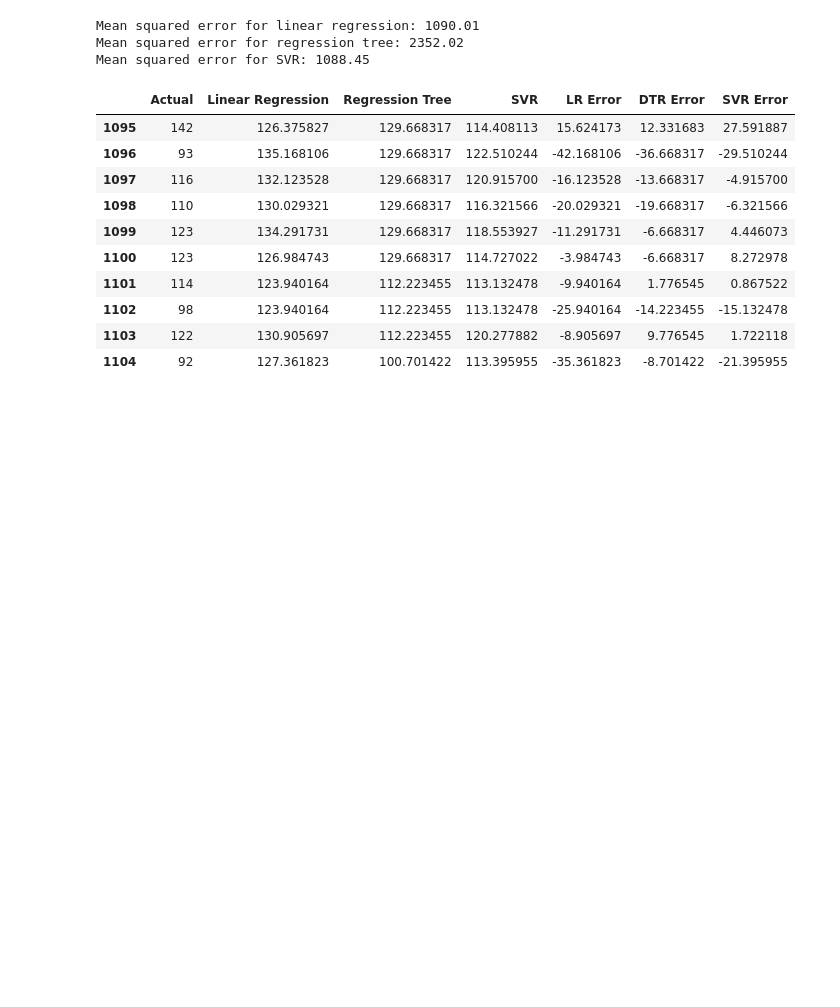
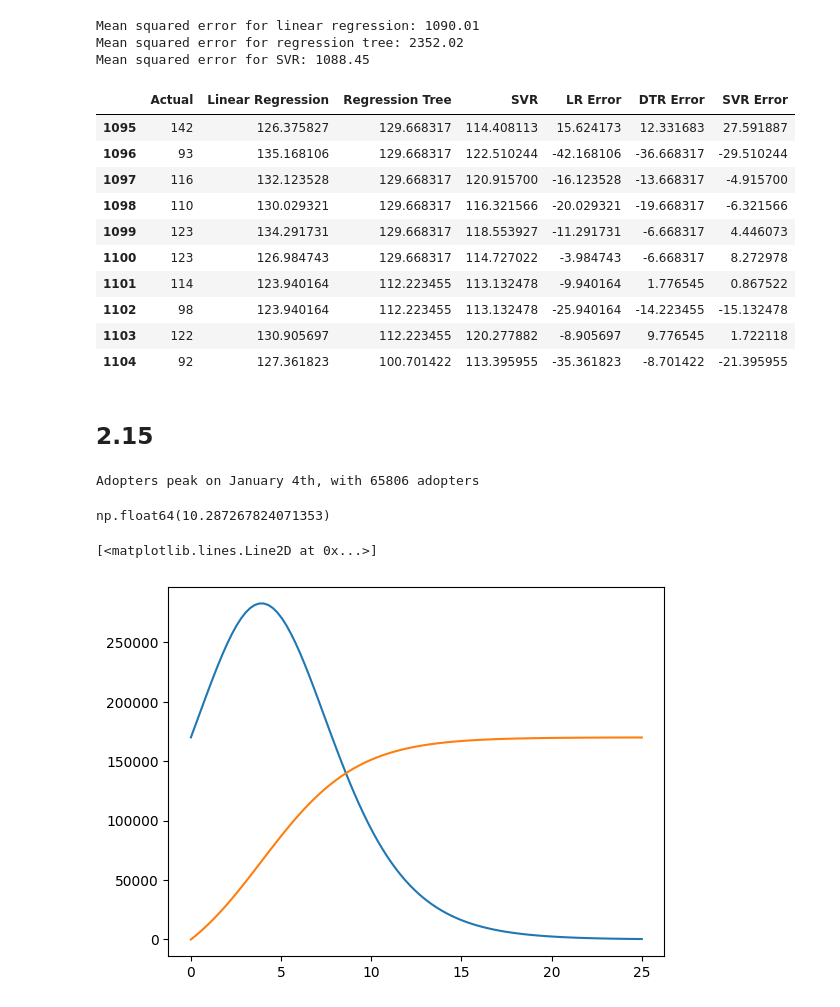
Before and after one commit to AlbinLind/Supply-Chain, a Jupyter notebook: week_1/seminar1.ipynb, the cells around one changed output. Saved outputs shown, nothing was run; the diff lists cells and outputs as text; code cells hidden in the pictures; blank space fills up the shorter version.

```diff
--- a/week_1/seminar1.ipynb
+++ b/week_1/seminar1.ipynb
@@ -173,3 +173,33 @@ Mean squared error for SVR: 1088.45
 | 1102 | 98 | 123.940164 | 112.223455 | 113.132478 | -25.940164 | -14.223455 | -15.132478 |
 | 1103 | 122 | 130.905697 | 112.223455 | 120.277882 | -8.905697 | 9.776545 | 1.722118 |
 | 1104 | 92 | 127.361823 | 100.701422 | 113.395955 | -35.361823 | -8.701422 | -21.395955 |
+# %% [markdown]
+## 2.15
+# %%
+p = 0.07 # innovation coef
+q = 0.31 # imitation coef
+m = 170_000 # market size
+# %%
+# Adopters peak
+t_star = 1 / (p + q) * np.log(q/p)
+D_t_star = m * (q - p) / (2*q)
+print(f"Adopters peak on January {int(t_star) + 1}th, with {D_t_star:.0f} adopters")
+# %% [output]
+Adopters peak on January 4th, with 65806 adopters
+# %%
+# 90% of the sales has occured when D(t_90) = 0.9 * D(n) as n -> inf, which is m
+# solving for t_90 yields t_90 = ln[(1 - q/p)/(1 + q/p)] / (-q-p)
+t_90 = np.log((10 * p + 9 * q) / p) / (p+q)
+t_90
+# %% [output]
+np.float64(10.287267824071353)
+# %%
+# Plot demand rate curve
+t = np.linspace(0, 25, 100)
+d_t = m * np.pow((p + q), 2) * np.exp(-(p+q)*t) / np.pow((p+q*np.exp(-(p+q)*t)), 2)
+D_t = m * (1 - np.exp(-(p+q)*t)) / (1 + q/p * np.exp(-(p+q)*t))
+plt.plot(t, d_t)
+plt.plot(t, D_t)
+# %% [output]
+[<matplotlib.lines.Line2D at 0x...>]
+[figure, added]
```
Also changed, not shown: parts of 1 cell of this notebook.
